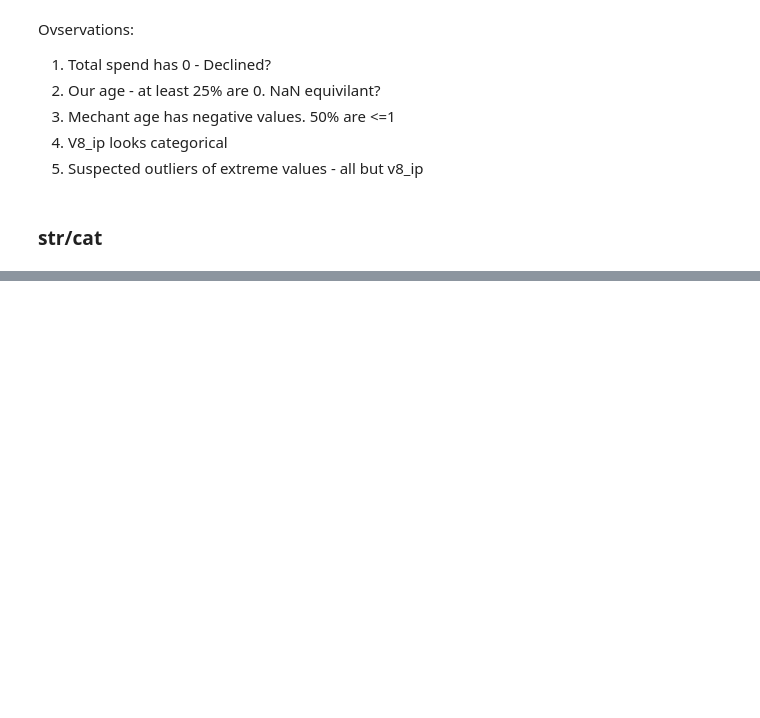
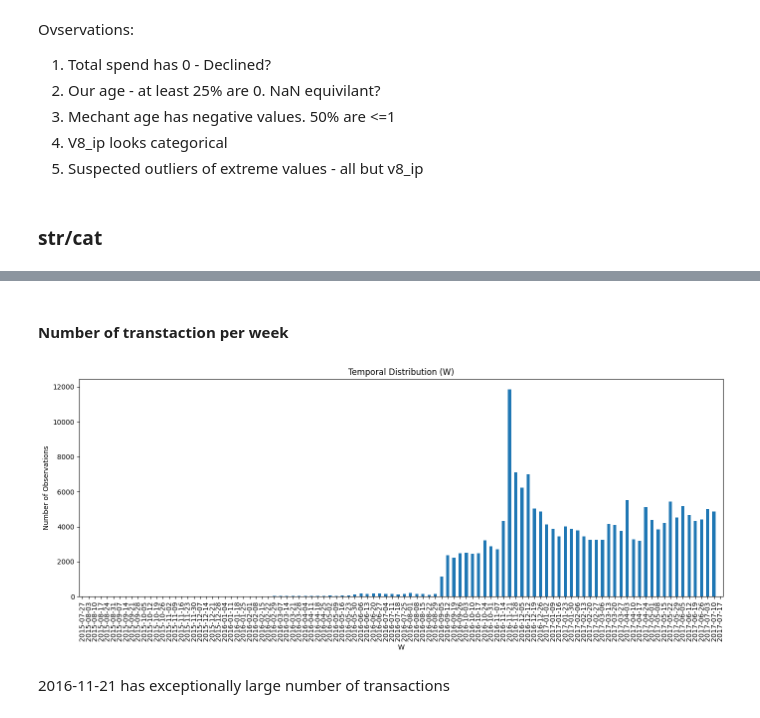
Before and after one commit to yuvalorsher/Riskified-fraud-detection, a Jupyter notebook: EDA.ipynb, the cells around one changed output, grey strips where cells are left out. Saved outputs shown, nothing was run; the diff lists cells and outputs as text; code cells hidden in the pictures; blank space fills up the shorter version.

```diff
--- a/EDA.ipynb
+++ b/EDA.ipynb
@@ -89,0 +236,8 @@ STR_ORDINAL_COLS = [] # To be label encoded
+# %% [markdown]
+#### Number of transtaction per week
+# %%
+fig, ax = plot_temporal_distribution(raw_df['created_at'], freq='W', include_all_periods=True, figsize=(14, 6))
+# %% [output]
+[figure, added]
+# %% [markdown]
+2016-11-21 has exceptionally large number of transactions
```
Also changed, not shown: parts of 29 cells of this notebook.
